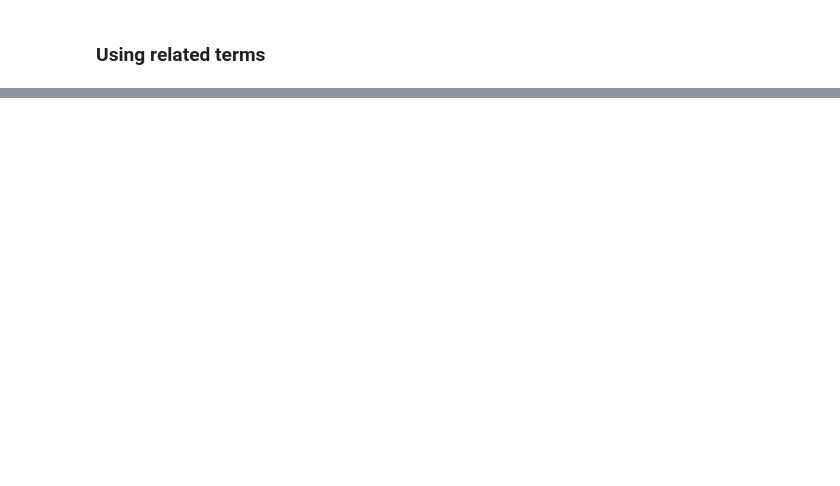
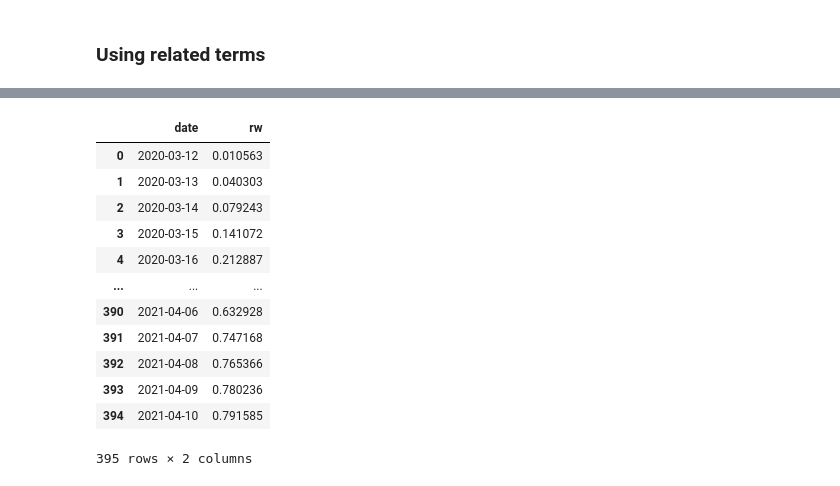
Before and after one commit to samueltof/covid19_forecast_ml, a Jupyter notebook: data_visualization.ipynb, the cells around one changed output, grey strips where cells are left out. Saved outputs shown, nothing was run; the diff lists cells and outputs as text; code cells hidden in the pictures; blank space fills up the shorter version.

```diff
--- a/data_visualization.ipynb
+++ b/data_visualization.ipynb
@@ -289,0 +281,21 @@ plt.show()
+# %%
+df_all = df_all.dropna()
+
+df_mean = df_all.copy()
+df_mean = df_mean.dropna()
+df_mean = df_mean.groupby(['date']).mean().reset_index()
+df_mean
+# %% [output]
+|  | date | rw |
+| 0 | 2020-03-12 | 0.010563 |
+| 1 | 2020-03-13 | 0.040303 |
+| 2 | 2020-03-14 | 0.079243 |
+| 3 | 2020-03-15 | 0.141072 |
+| 4 | 2020-03-16 | 0.212887 |
+| ... | ... | ... |
+| 390 | 2021-04-06 | 0.632928 |
+| 391 | 2021-04-07 | 0.747168 |
+| 392 | 2021-04-08 | 0.765366 |
+| 393 | 2021-04-09 | 0.780236 |
+| 394 | 2021-04-10 | 0.791585 |
+395 rows × 2 columns
```
Also changed, not shown: parts of 11 cells of this notebook.
